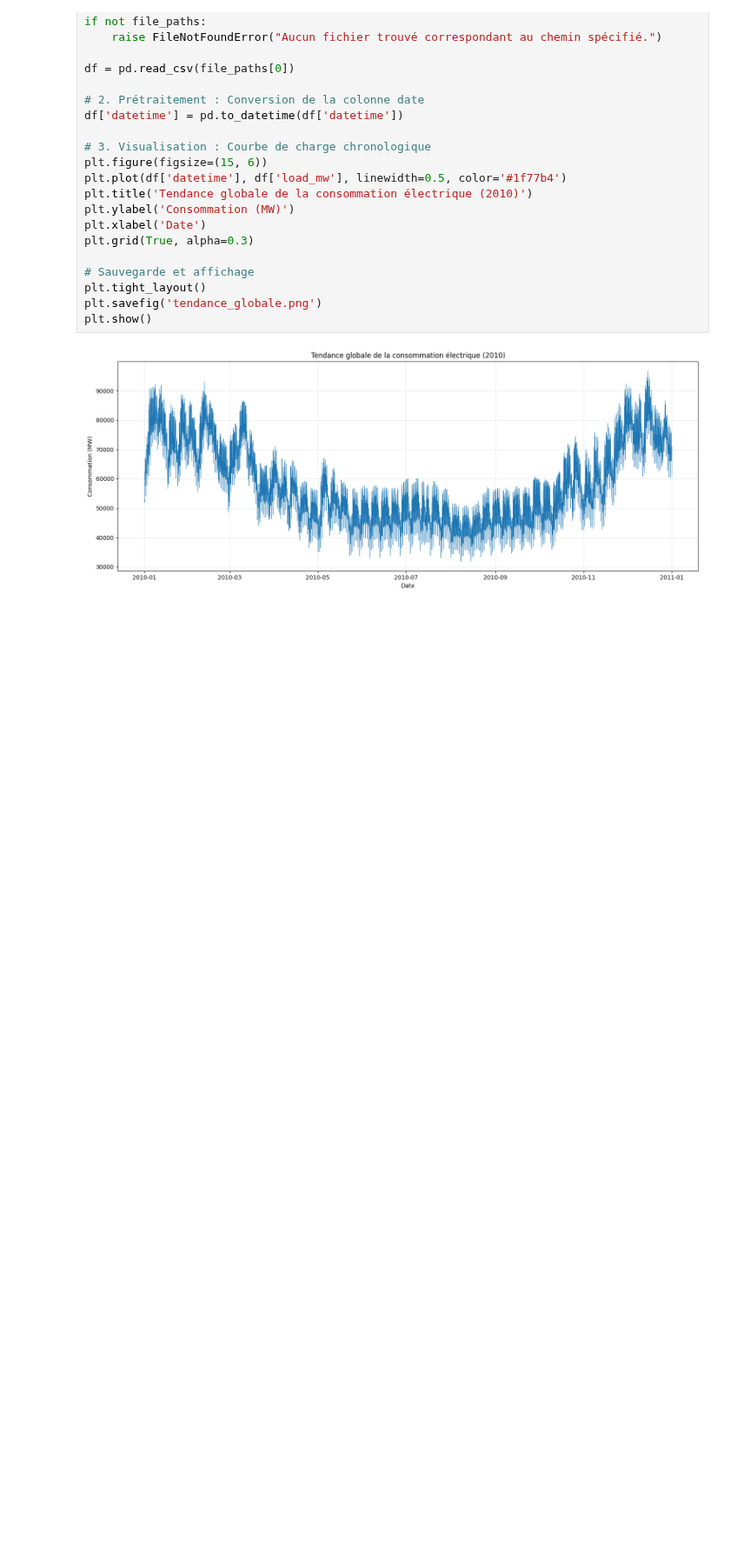
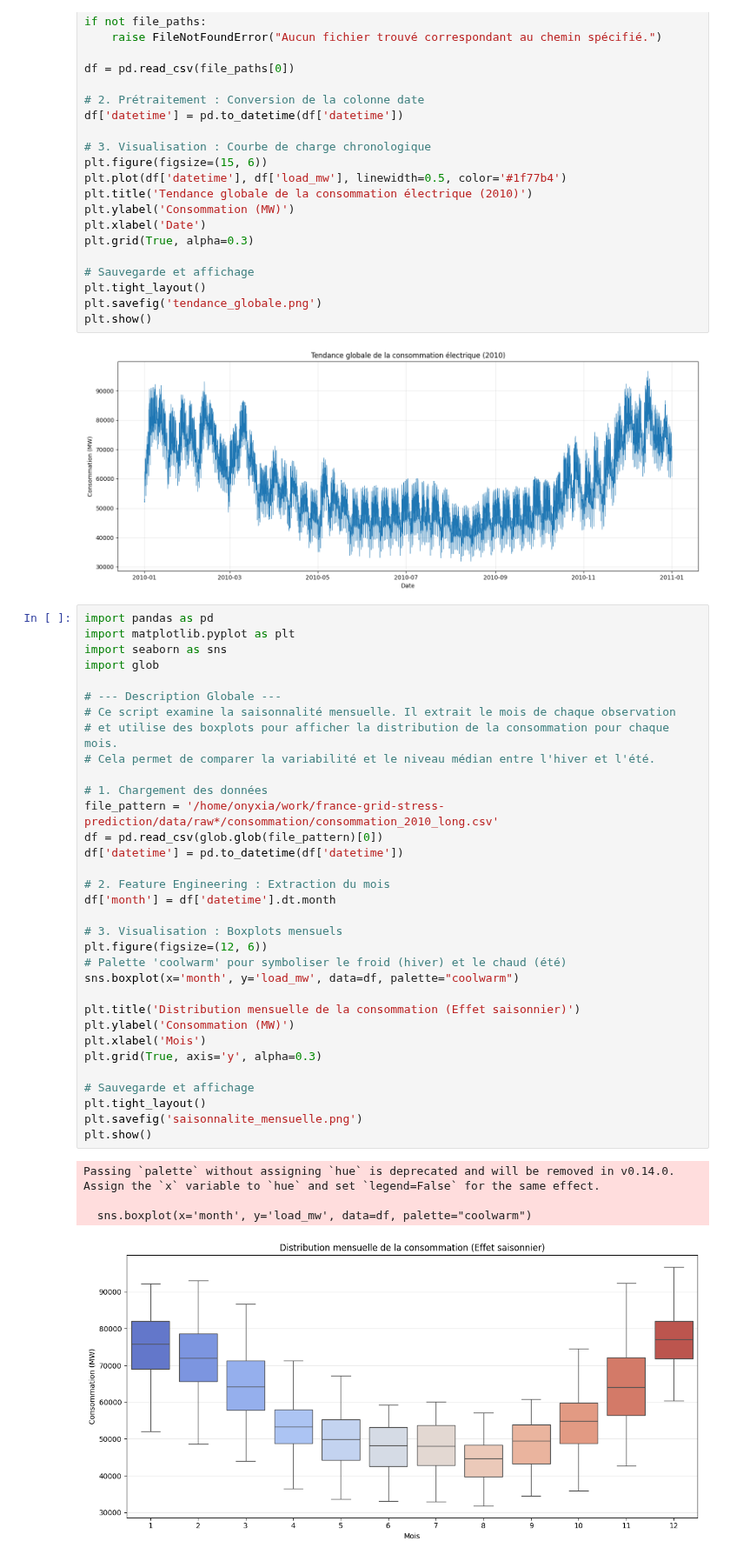
Before and after one commit to quentinbenchetrit/france-grid-stress-prediction, a Jupyter notebook: visualisation_conso.ipynb, the cells around one changed output. Shown at 87% size. Cells and saved outputs as stored; diff of their text form; blank space fills up the shorter version.

Commit message:
boxplot

```diff
--- a/visualisation_conso.ipynb
+++ b/visualisation_conso.ipynb
@@ -77,3 +77,41 @@ plt.savefig('tendance_globale.png')
 plt.show()
 # %% [output]
 [figure]
+# %%
+import pandas as pd
+import matplotlib.pyplot as plt
+import seaborn as sns
+import glob
+
+# --- Description Globale ---
+# Ce script examine la saisonnalité mensuelle. Il extrait le mois de chaque observation
+# et utilise des boxplots pour afficher la distribution de la consommation pour chaque mois.
+# Cela permet de comparer la variabilité et le niveau médian entre l'hiver et l'été.
+
+# 1. Chargement des données
+file_pattern = '/home/onyxia/work/france-grid-stress-prediction/data/raw*/consommation/consommation_2010_long.csv'
+df = pd.read_csv(glob.glob(file_pattern)[0])
+df['datetime'] = pd.to_datetime(df['datetime'])
+
+# 2. Feature Engineering : Extraction du mois
+df['month'] = df['datetime'].dt.month
+
+# 3. Visualisation : Boxplots mensuels
+plt.figure(figsize=(12, 6))
+# Palette 'coolwarm' pour symboliser le froid (hiver) et le chaud (été)
+sns.boxplot(x='month', y='load_mw', data=df, palette="coolwarm")
+
+plt.title('Distribution mensuelle de la consommation (Effet saisonnier)')
+plt.ylabel('Consommation (MW)')
+plt.xlabel('Mois')
+plt.grid(True, axis='y', alpha=0.3)
+
+# Sauvegarde et affichage
+plt.tight_layout()
+plt.savefig('saisonnalite_mensuelle.png')
+plt.show()
+# %% [output]
+Passing `palette` without assigning `hue` is deprecated and will be removed in v0.14.0. Assign the `x` variable to `hue` and set `legend=False` for the same effect.
+
+  sns.boxplot(x='month', y='load_mw', data=df, palette="coolwarm")
+[figure, added]
```
Also changed, not shown: 1 other file.
